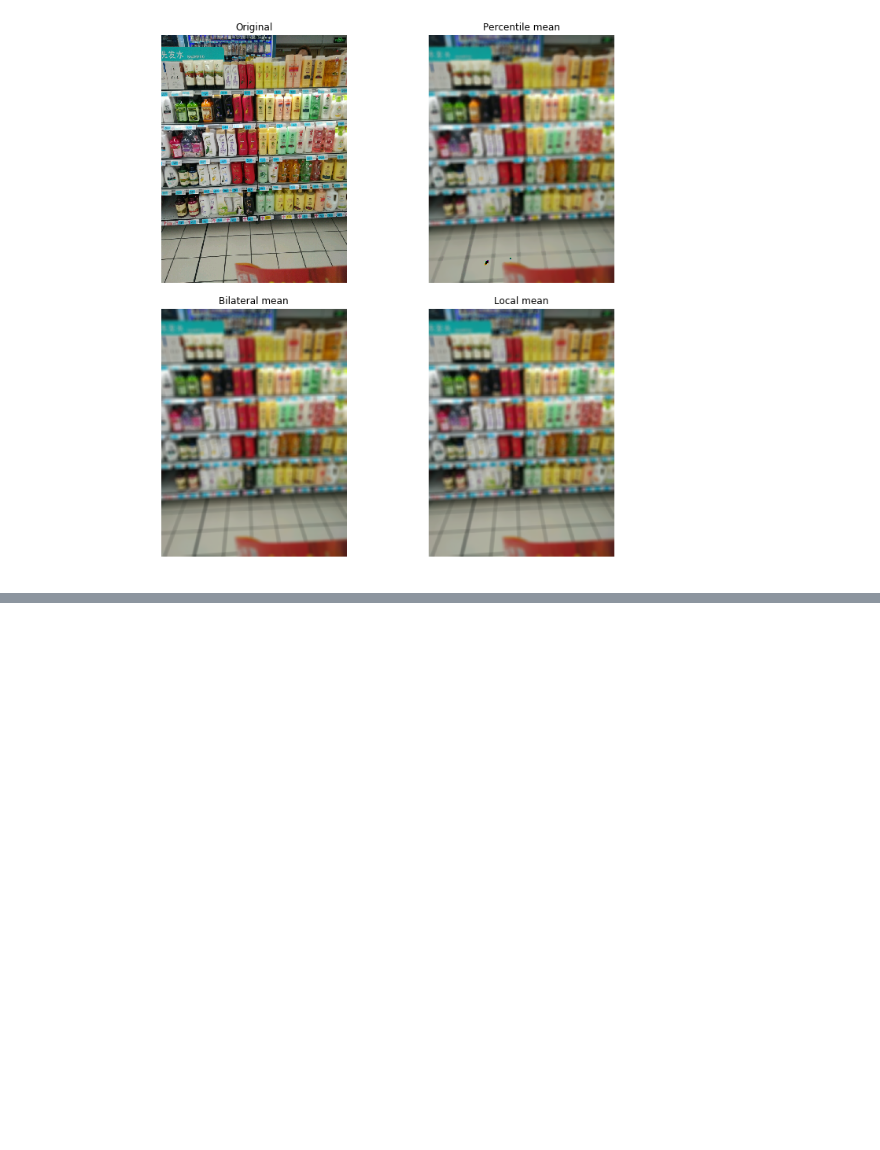
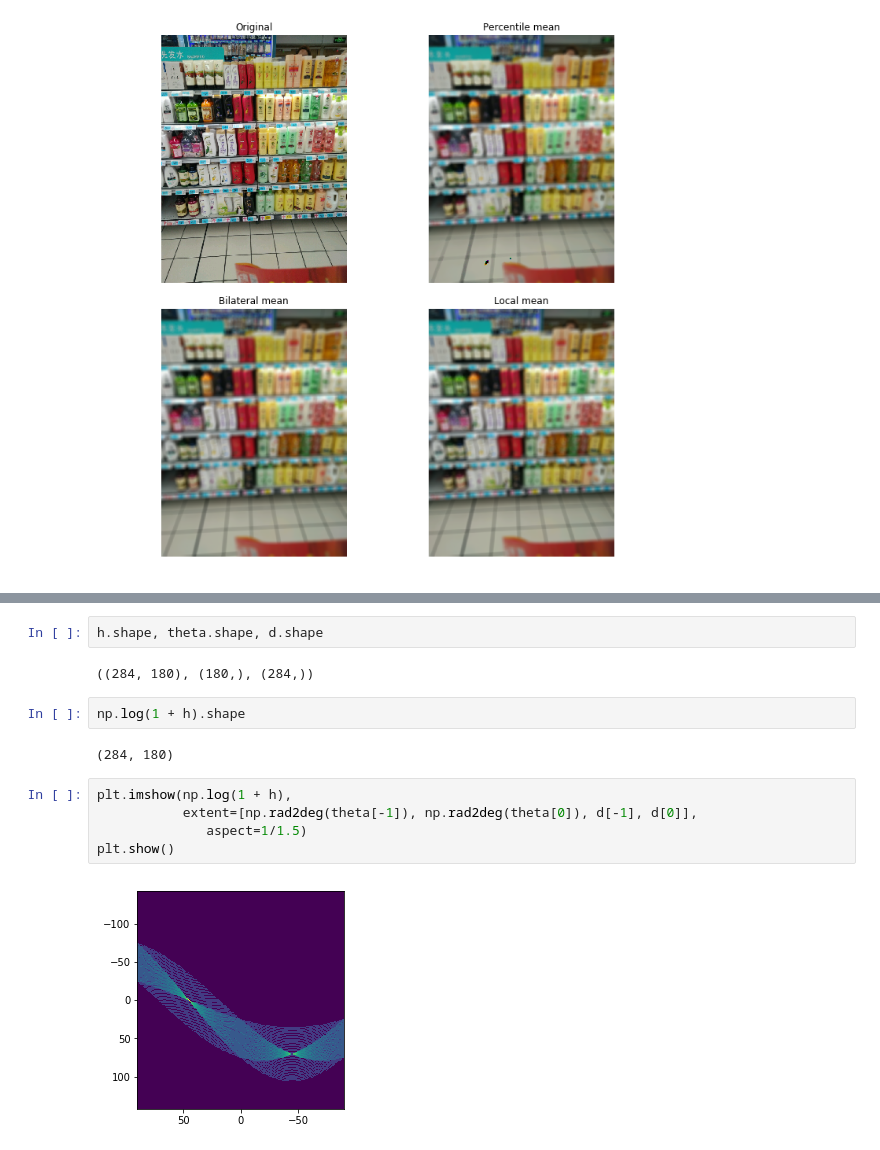
Before and after one commit to ronjian/Python-Practise, a Jupyter notebook: code_piece/cv.ipynb, the cells around one changed output, grey strips where cells are left out. Cells and saved outputs as stored; diff of their text form; blank space fills up the shorter version.

```diff
--- a/code_piece/cv.ipynb
+++ b/code_piece/cv.ipynb
@@ -300,0 +332,15 @@ plt.show()
+# %%
+h.shape, theta.shape, d.shape
+# %% [output]
+((284, 180), (180,), (284,))
+# %%
+np.log(1 + h).shape
+# %% [output]
+(284, 180)
+# %%
+plt.imshow(np.log(1 + h),
+           extent=[np.rad2deg(theta[-1]), np.rad2deg(theta[0]), d[-1], d[0]],
+              aspect=1/1.5)
+plt.show()
+# %% [output]
+[figure, added]
```
Also changed, not shown: parts of 7 cells of this notebook, 3 other files.
